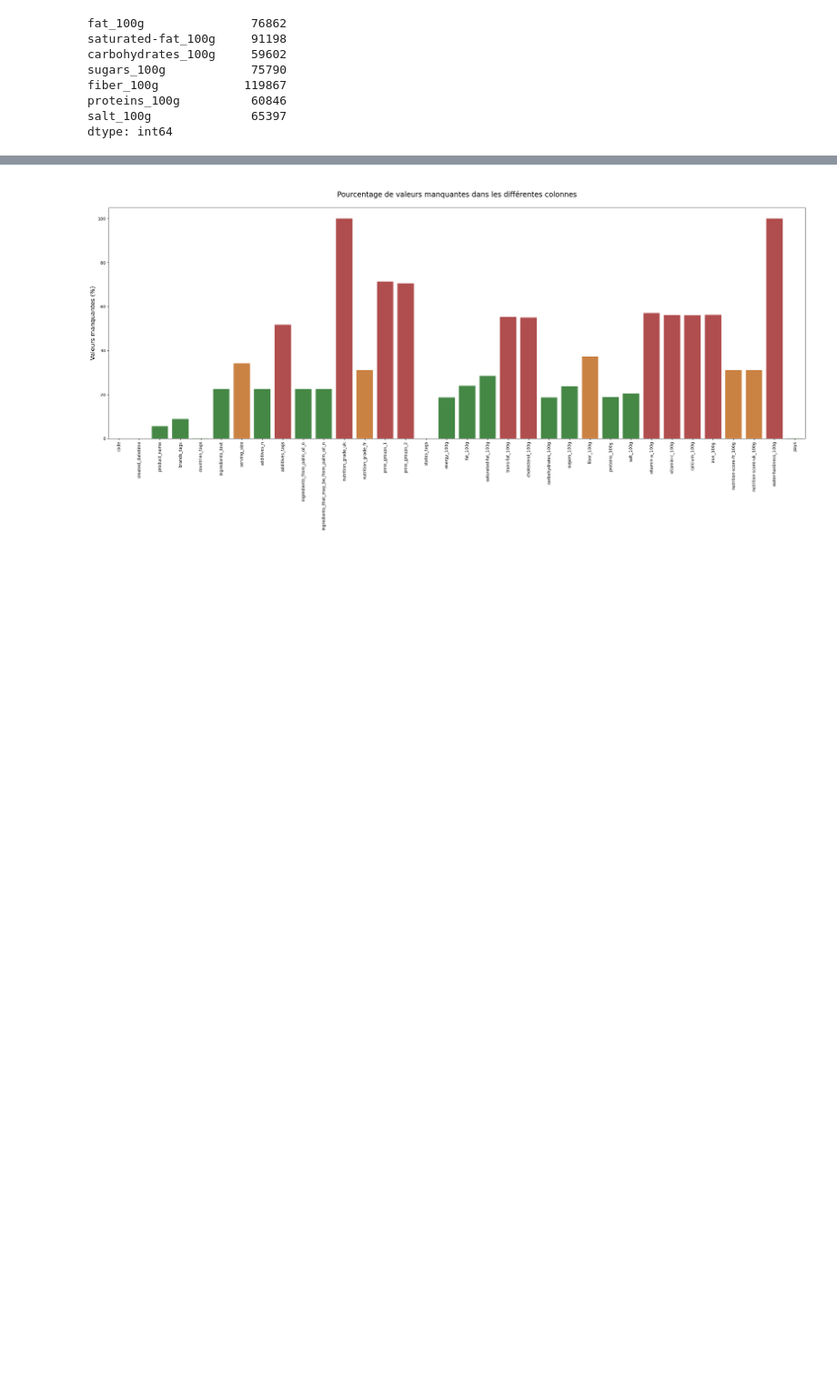
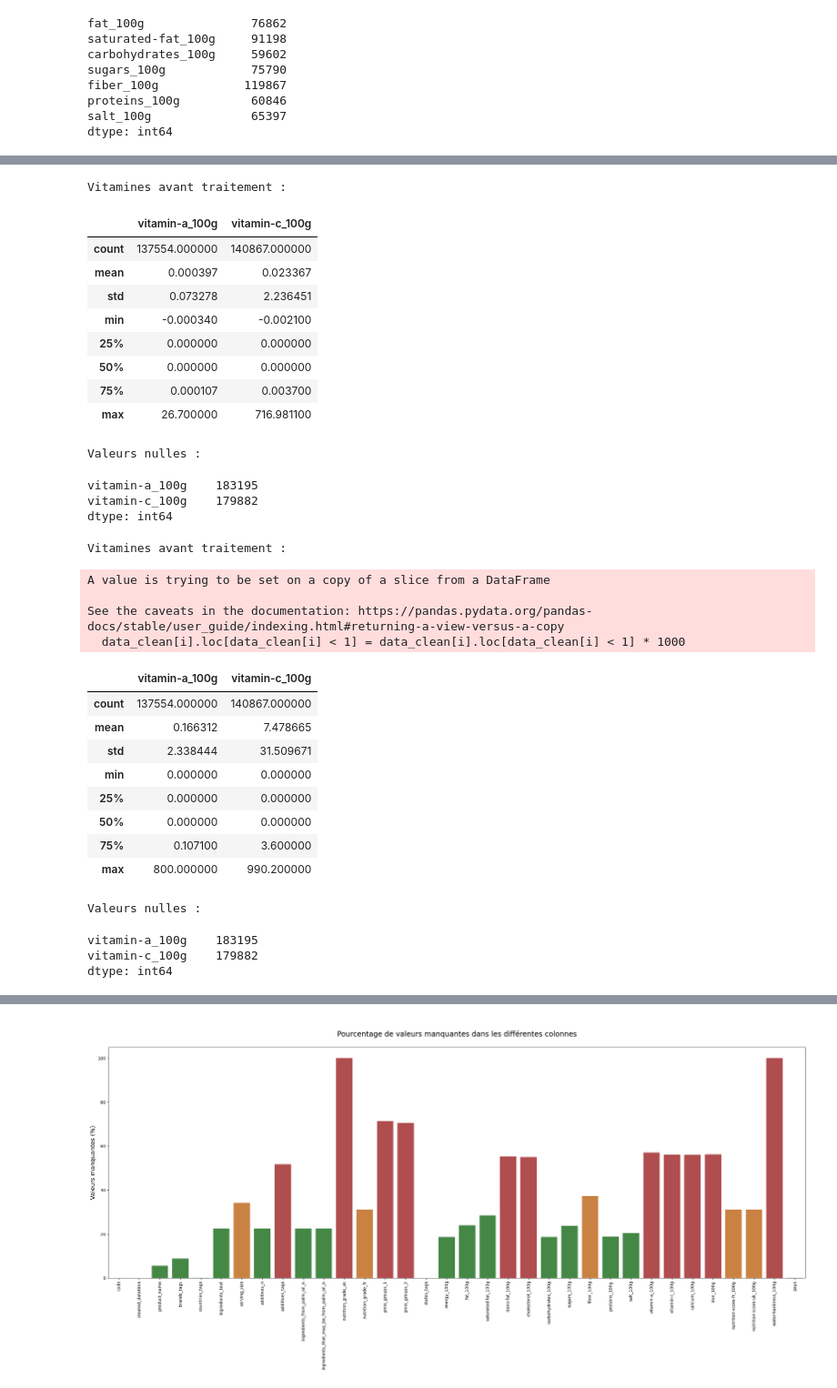
Before and after one commit to BiGHeaDMaX/Nettoyage-et-EDA, a Jupyter notebook: OCR - Projet 2 - V2.ipynb, the cells around one changed output, grey strips where cells are left out. Shown at 91% size. Saved outputs shown, nothing was run; the diff lists cells and outputs as text; code cells hidden in the pictures; blank space fills up the shorter version.

```diff
--- a/OCR - Projet 2 - V2.ipynb
+++ b/OCR - Projet 2 - V2.ipynb
@@ -476,0 +492,52 @@ dtype: int64
+# %%
+vitamines = [x for x in data_clean.columns if  '_100g' and 'vitamin' in x]
+
+print("Vitamines avant traitement :")
+display(data_clean[vitamines].describe())
+print("Valeurs nulles :")
+display(data_clean[vitamines].isnull().sum())
+
+# Je mets toutes les valeurs en positif
+data_clean[vitamines] = data_clean[vitamines].abs()
+
+# Je multiplie les valeurs < 1 (présumées exprimées en grammes) par 1000 pour les mettre en mg comme le reste
+for i in vitamines:
+    data_clean[i].loc[data_clean[i] < 1] = data_clean[i].loc[data_clean[i] < 1] * 1000
+
+print("Vitamines avant traitement :")
+display(data_clean[vitamines].describe())
+print("Valeurs nulles :")
+display(data_clean[vitamines].isnull().sum())
+# %% [output]
+Vitamines avant traitement :
+|  | vitamin-a_100g | vitamin-c_100g |
+| count | 137554.000000 | 140867.000000 |
+| mean | 0.000397 | 0.023367 |
+| std | 0.073278 | 2.236451 |
+| min | -0.000340 | -0.002100 |
+| 25% | 0.000000 | 0.000000 |
+| 50% | 0.000000 | 0.000000 |
+| 75% | 0.000107 | 0.003700 |
+| max | 26.700000 | 716.981100 |
+Valeurs nulles :
+vitamin-a_100g    183195
+vitamin-c_100g    179882
+dtype: int64
+Vitamines avant traitement :
+A value is trying to be set on a copy of a slice from a DataFrame
+
+See the caveats in the documentation: https://pandas.pydata.org/pandas-docs/stable/user_guide/indexing.html#returning-a-view-versus-a-copy
+  data_clean[i].loc[data_clean[i] < 1] = data_clean[i].loc[data_clean[i] < 1] * 1000
+|  | vitamin-a_100g | vitamin-c_100g |
+| count | 137554.000000 | 140867.000000 |
+| mean | 0.166312 | 7.478665 |
+| std | 2.338444 | 31.509671 |
+| min | 0.000000 | 0.000000 |
+| 25% | 0.000000 | 0.000000 |
+| 50% | 0.000000 | 0.000000 |
+| 75% | 0.107100 | 3.600000 |
+| max | 800.000000 | 990.200000 |
+Valeurs nulles :
+vitamin-a_100g    183195
+vitamin-c_100g    179882
+dtype: int64
```
Also changed, not shown: parts of 22 cells of this notebook.
